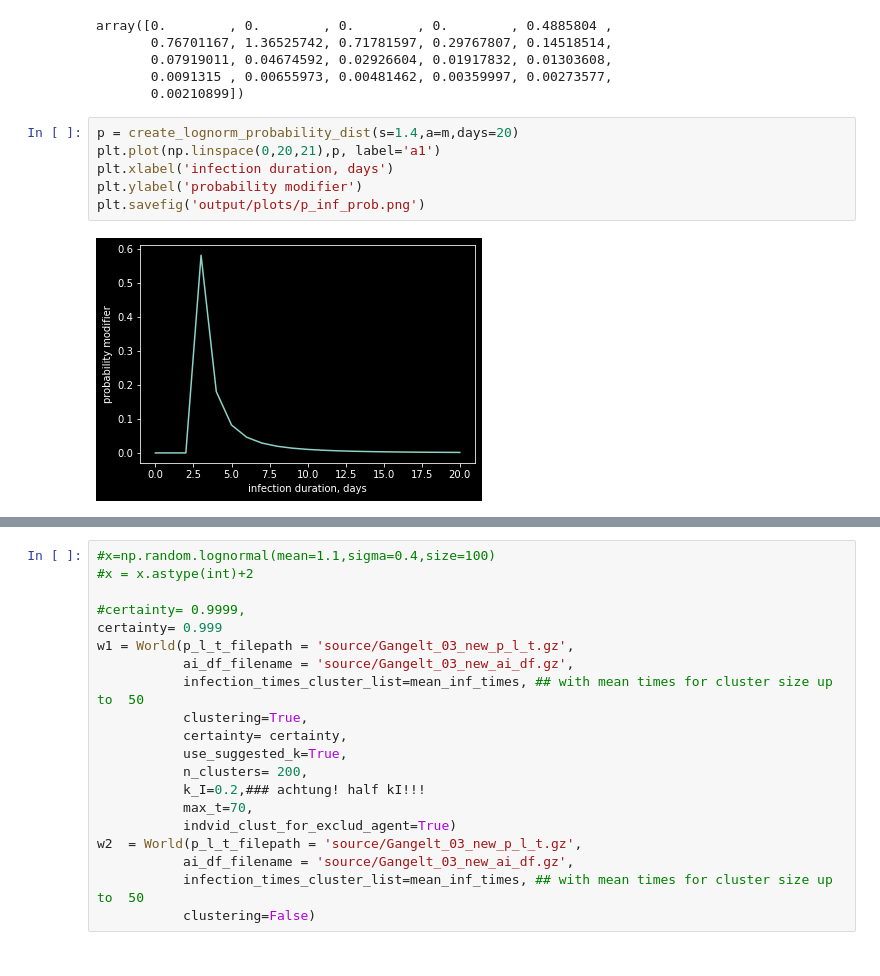
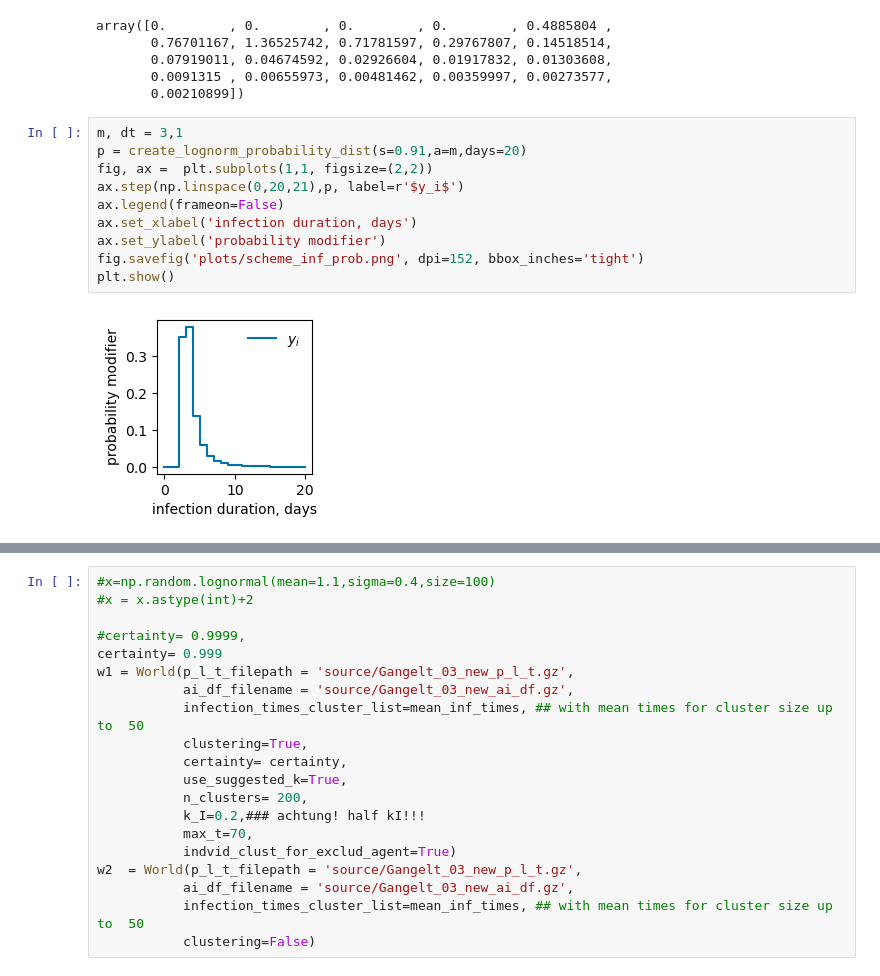
Before and after one commit to bjoernGolden/GERDA_light, a Jupyter notebook: apply_cluster_to_contacts.ipynb, the cells around one changed output, grey strips where cells are left out. Drawn from its saved outputs; the diff is of its cells as text.

```diff
--- a/apply_cluster_to_contacts.ipynb
+++ b/apply_cluster_to_contacts.ipynb
@@ -401,14 +449,18 @@ array([0.        , 0.        , 0.        , 0.        , 0.4885804 ,
        0.07919011, 0.04674592, 0.02926604, 0.01917832, 0.01303608,
        0.0091315 , 0.00655973, 0.00481462, 0.00359997, 0.00273577,
        0.00210899])
-# %%
-p = create_lognorm_probability_dist(s=1.4,a=m,days=20)
-plt.plot(np.linspace(0,20,21),p, label='a1')
-plt.xlabel('infection duration, days')
-plt.ylabel('probability modifier')
-plt.savefig('output/plots/p_inf_prob.png')
-# %% [output]
-[figure, removed]
+# %%
+m, dt = 3,1
+p = create_lognorm_probability_dist(s=0.91,a=m,days=20)
+fig, ax =  plt.subplots(1,1, figsize=(2,2))
+ax.step(np.linspace(0,20,21),p, label=r'$y_i$')
+ax.legend(frameon=False)
+ax.set_xlabel('infection duration, days')
+ax.set_ylabel('probability modifier')
+fig.savefig('plots/scheme_inf_prob.png', dpi=152, bbox_inches='tight')
+plt.show()
+# %% [output]
+[figure, added]
 # %%
 dt=1
 m=3
```
Also changed, not shown: parts of 15 cells of this notebook, 5 other files.
